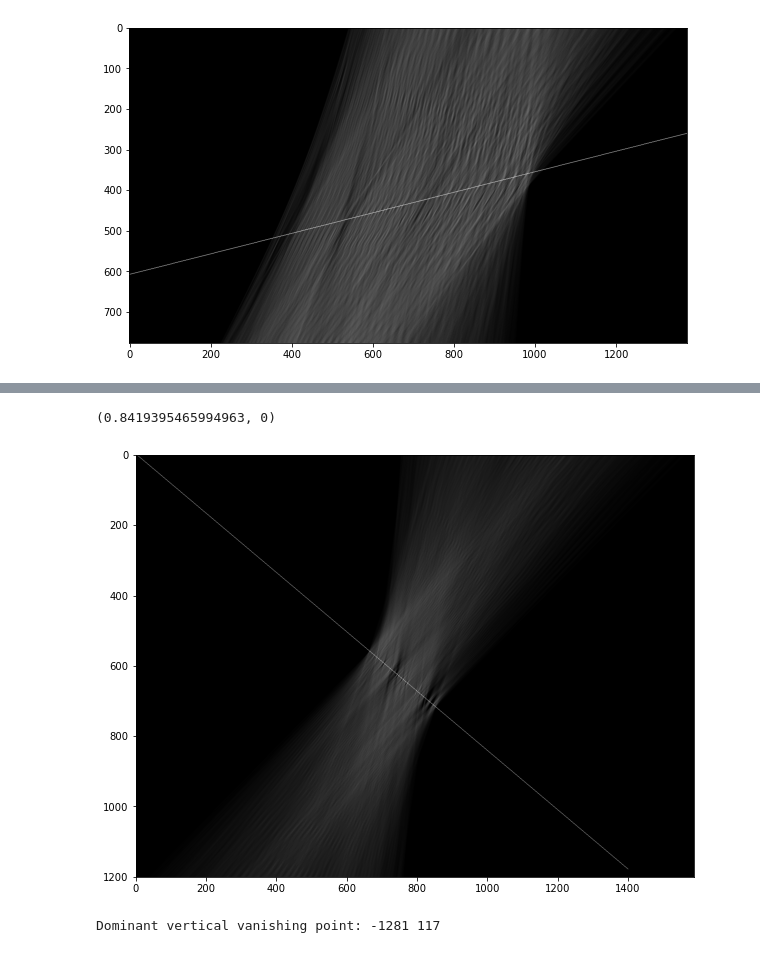
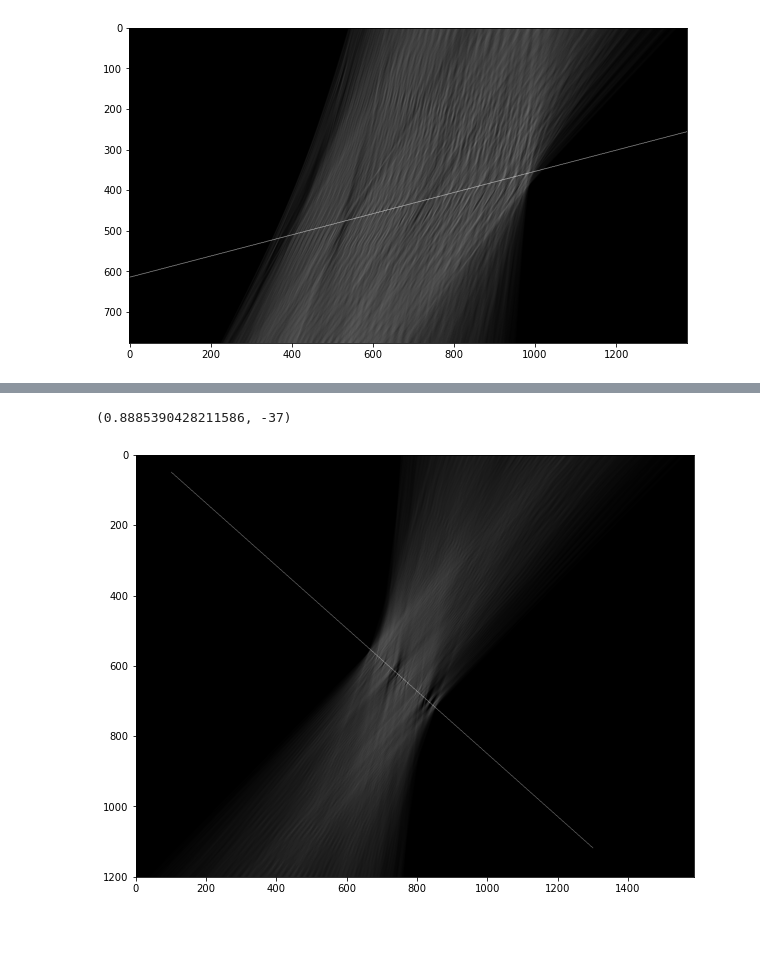
Before and after one commit to jointpoints/perspective-control, a Jupyter notebook: experiments/hough_transform.ipynb, the cells around one changed output, grey strips where cells are left out. Cells and saved outputs as stored; diff of their text form; code cells hidden in the pictures.

```diff
--- a/experiments/hough_transform.ipynb
+++ b/experiments/hough_transform.ipynb
@@ -306,5 +464,5 @@ np.unravel_index(np.argmax(hough_h_hough_h), hough_h_hough_h.shape)
 # %%
-k = -1 + 1029 * 2 / (hough_h_hough_h.shape[0] - 1)
-b = 1984 - peaks_h.shape[1]
+k = -1 + 1018 * 2 / (hough_h_hough_h.shape[0] - 1)
+b = 1991 - peaks_h.shape[1]
 k, b
 # %% [output]
@@ -324,12 +485,2 @@ render_image(hough_h_, grayscale=True)
 # %% [output]
 [figure]
-# %%
-r0 = int(hough_h_.shape[0] / 2)
-r1 = hough_h_.shape[0] - 1
-c0 = int(k * r0 + b)
-c1 = int(k * r1 + b)
-
-x = c0 - image.shape[1]
-y = x - c1 - image.shape[1]
-
-print('Dominant horizontal vanishing point:', x, y)
@@ -373,32 +497,23 @@ np.unravel_index(np.argmax(hough_v_hough_h), hough_v_hough_h.shape)
 # %%
-k = -1 + 2925 * 2 / (hough_v_hough_h.shape[0] - 1)
-b = 1588 - peaks_v.shape[1]
+k = -1 + 2999 * 2 / (hough_v_hough_h.shape[0] - 1)
+b = 1551 - peaks_v.shape[1]
 k, b
 # %% [output]
-(0.8419395465994963, 0)
+(0.8885390428211586, -37)
 # %%
-hough_v_ = hough_v.copy()
+if IM_PATH == '../sample_images/Moscow.jpg':
+    hough_v_ = hough_v.copy()
 
-c0 = 0
-c1 = 1400
-r0 = int(k * c0 + b)
-r1 = int(k * c1 + b)
-rr, cc = draw.line(r0, c0, r1, c1)
+    c0 = 100
+    c1 = 1300
+    r0 = int(k * c0 + b)
+    r1 = int(k * c1 + b)
+    rr, cc = draw.line(r0, c0, r1, c1)
 
-hough_v_[rr, cc] = 2 * np.max(hough_v_)
+    hough_v_[rr, cc] = 2 * np.max(hough_v_)
 
-render_image(hough_v_, grayscale=True)
+    render_image(hough_v_, grayscale=True)
+else:
+    print('This visualisation has been hardcoded for Moscow.jpg.')
 # %% [output]
-[figure, old version]
+[figure, new version]
-# %%
-r0 = int(hough_v_.shape[0] / 2)
-r1 = hough_v_.shape[0] - 1
-c0 = int(k * r0 + b)
-c1 = int(k * r1 + b)
-
-y = c0 - image.shape[1]
-x = y - c1 - image.shape[1]
-
-print('Dominant vertical vanishing point:', x, y)
-# %% [output]
-Dominant vertical vanishing point: -1281 117
```
Also changed, not shown: parts of 38 cells of this notebook, 5 other files.
